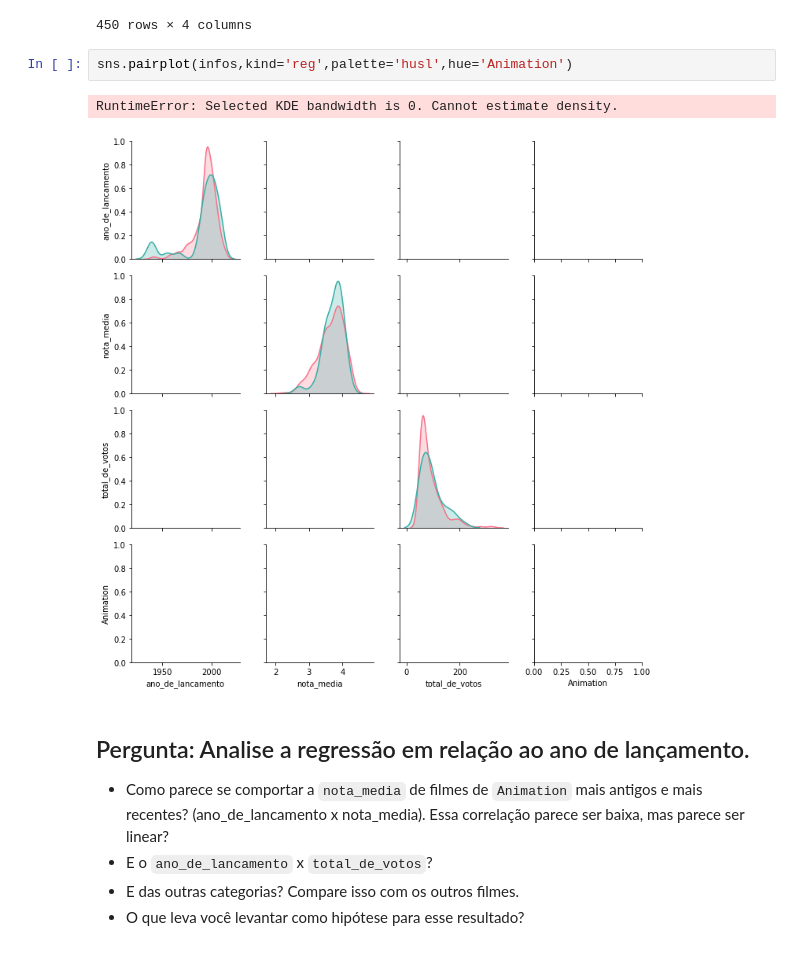
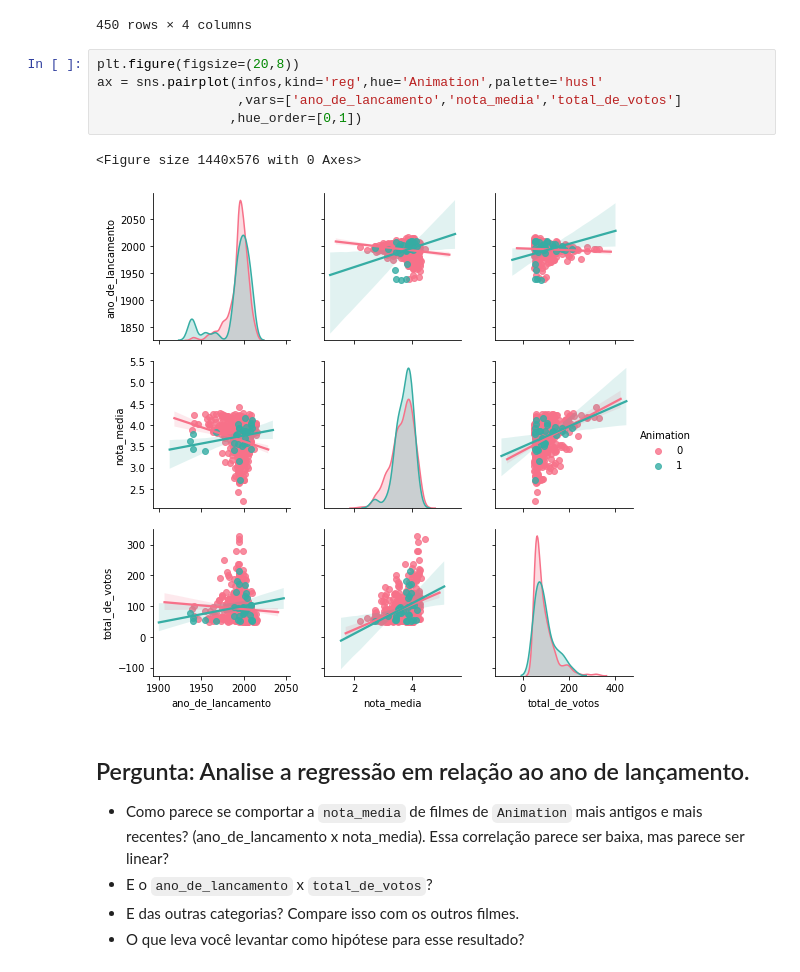
Before and after one commit to SamuelHericles/Training_project_Data_Science, a Jupyter notebook: Formação Data Science Alura - Análise exploratória do MovieLens.ipynb, the cells around one changed output. Drawn from its saved outputs; the diff is of its cells as text.

```diff
--- a/Formação Data Science Alura - Análise exploratória do MovieLens.ipynb
+++ b/Formação Data Science Alura - Análise exploratória do MovieLens.ipynb
@@ -909,11 +928,14 @@ infos
 | 116797 | 2014.0 | 4.020000 | 50.0 | 0 |
 | 122904 | 2016.0 | 3.833333 | 54.0 | 0 |
 450 rows × 4 columns
-# %%
-sns.pairplot(infos,kind='reg',palette='husl',hue='Animation')
-# %% [output]
-RuntimeError: Selected KDE bandwidth is 0. Cannot estimate density.
-[figure, removed]
+# %%
+plt.figure(figsize=(20,8))
+ax = sns.pairplot(infos,kind='reg',hue='Animation',palette='husl'
+                  ,vars=['ano_de_lancamento','nota_media','total_de_votos']
+                 ,hue_order=[0,1])
+# %% [output]
+<Figure size 1440x576 with 0 Axes>
+[figure, added]
 # %% [markdown]
 ## Pergunta: Analise a regressão em relação ao ano de lançamento.
 
```
Also changed, not shown: parts of 22 cells of this notebook.
